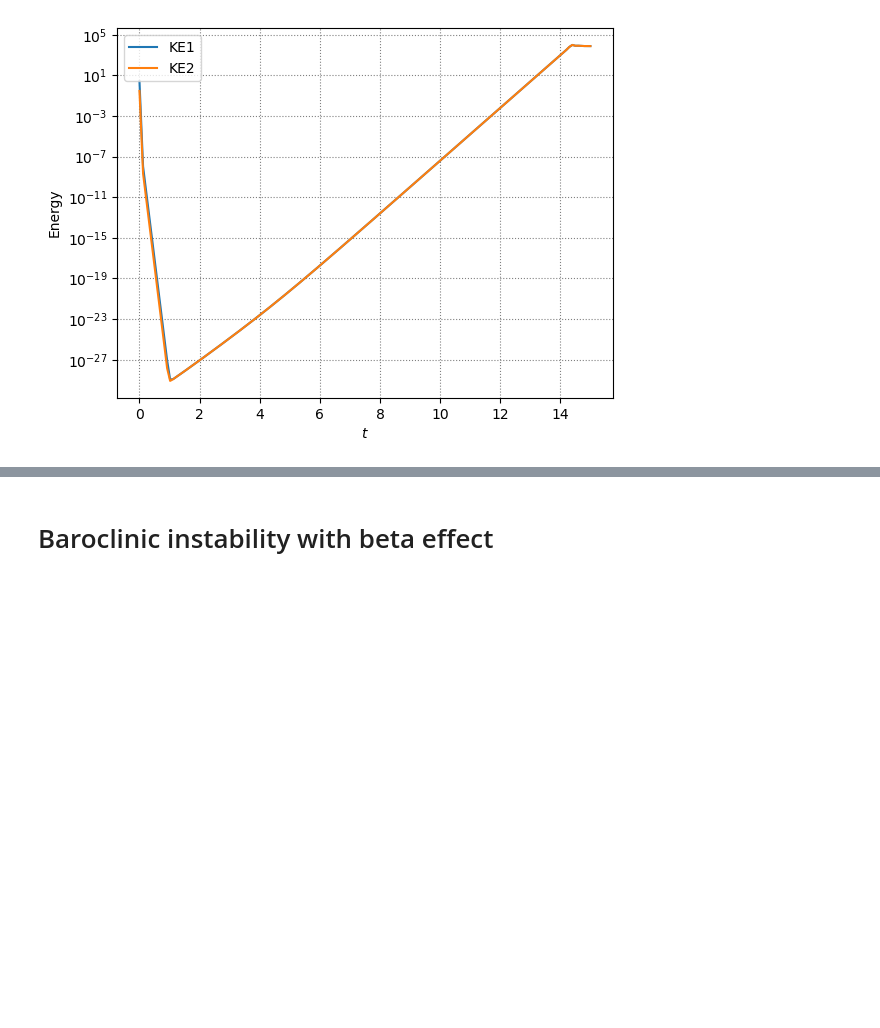
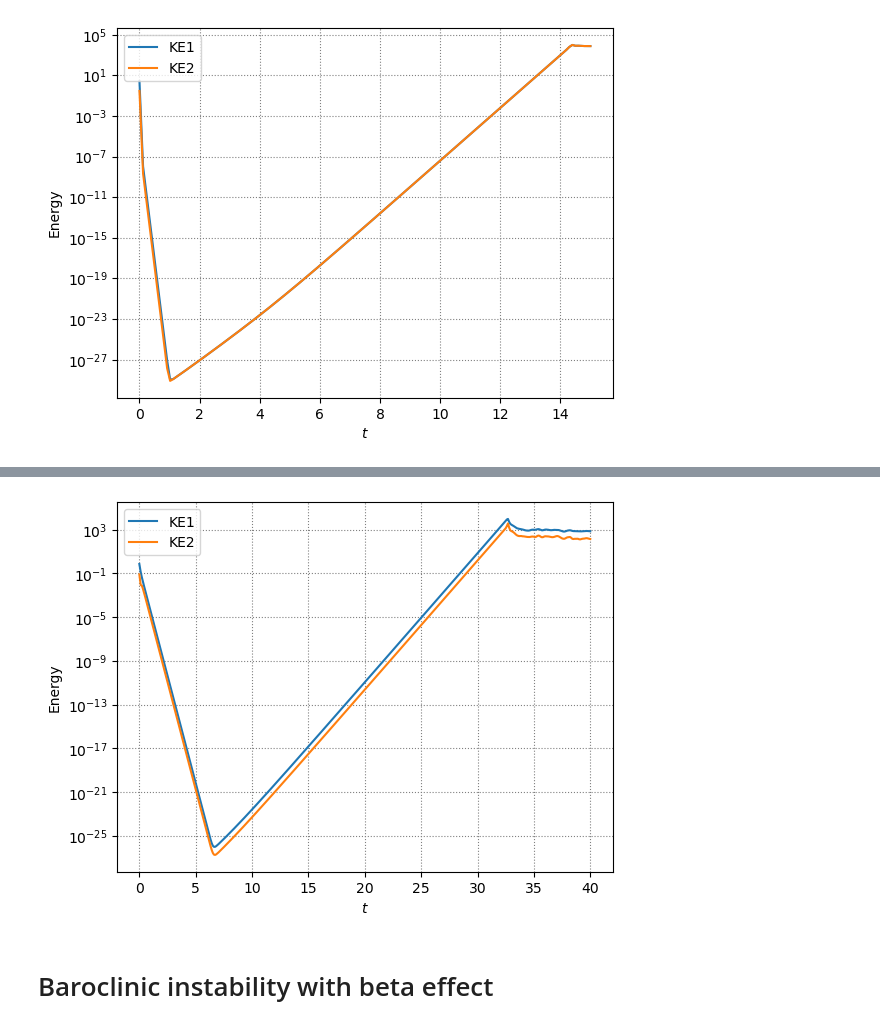
Before and after one commit to cbherbert/phillips-problem, a Jupyter notebook: Phillips-problem_solution.ipynb, the cells around one changed output, grey strips where cells are left out. Drawn from its saved outputs; the diff is of its cells as text; code cells hidden in the pictures; blank space fills up the shorter version.

```diff
--- a/Phillips-problem_solution.ipynb
+++ b/Phillips-problem_solution.ipynb
@@ -542,0 +572,4 @@ plot_energy("phillips_beta=0_U=1_kd2=100_ic_k12_l2")
+# %%
+plot_energy("phillips_beta=0_U=1_kd2=100_alpha10_ic_k6_l2")
+# %% [output]
+[figure, added]
```
Also changed, not shown: parts of 3 cells of this notebook.
